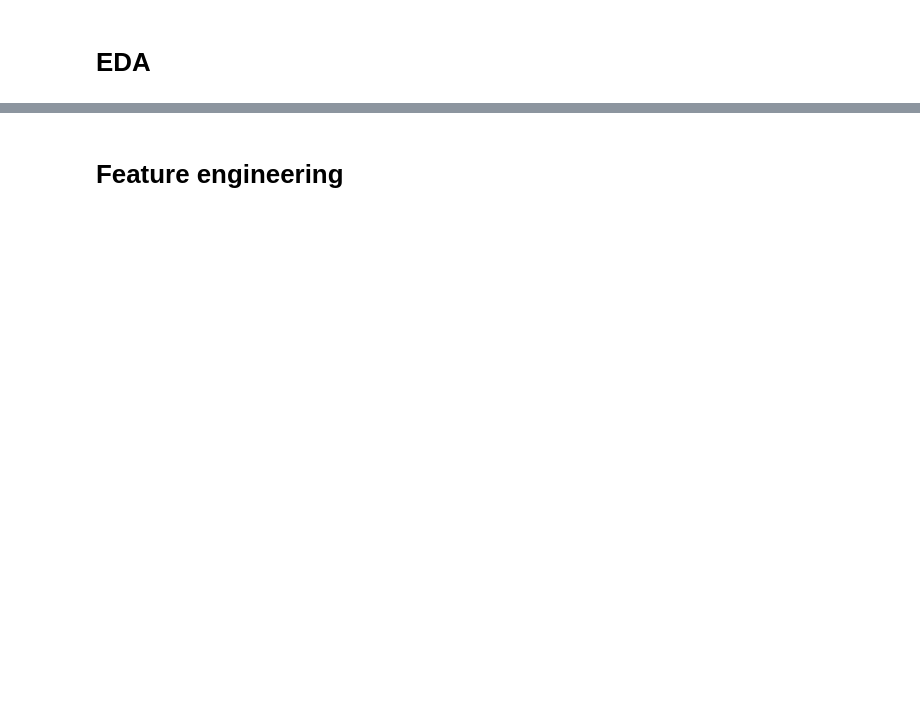
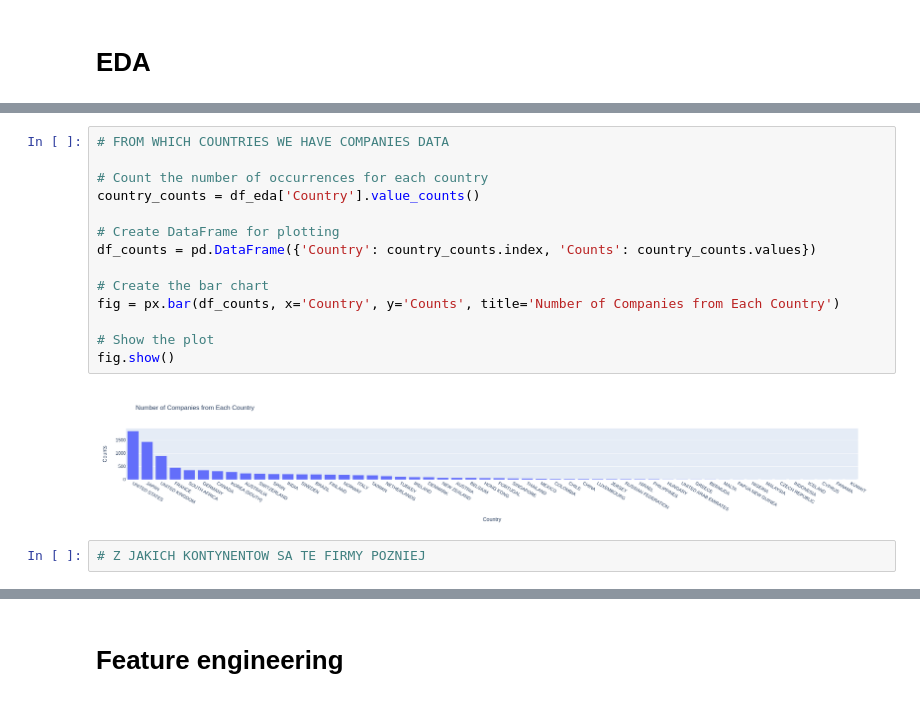
Before and after one commit to AdamPrzychodniPrivate/scope-3-emissions-prediction, a Jupyter notebook: notebooks/experiment.ipynb, the cells around one changed output, grey strips where cells are left out. Drawn from its saved outputs; the diff is of its cells as text; blank space fills up the shorter version.

```diff
--- a/notebooks/experiment.ipynb
+++ b/notebooks/experiment.ipynb
@@ -180,0 +216,18 @@ data_profiling(df_eda)
+# %%
+# FROM WHICH COUNTRIES WE HAVE COMPANIES DATA
+
+# Count the number of occurrences for each country
+country_counts = df_eda['Country'].value_counts()
+
+# Create DataFrame for plotting
+df_counts = pd.DataFrame({'Country': country_counts.index, 'Counts': country_counts.values})
+
+# Create the bar chart
+fig = px.bar(df_counts, x='Country', y='Counts', title='Number of Companies from Each Country')
+
+# Show the plot
+fig.show()
+# %% [output]
+[figure, added]
+# %%
+# Z JAKICH KONTYNENTOW SA TE FIRMY POZNIEJ
```
Also changed, not shown: parts of 23 cells of this notebook, 1 other file.
